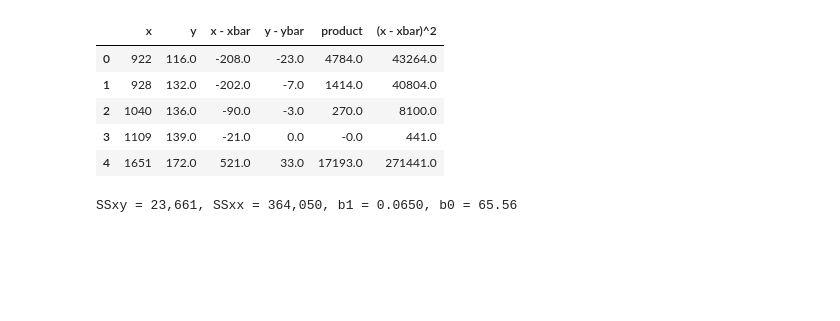
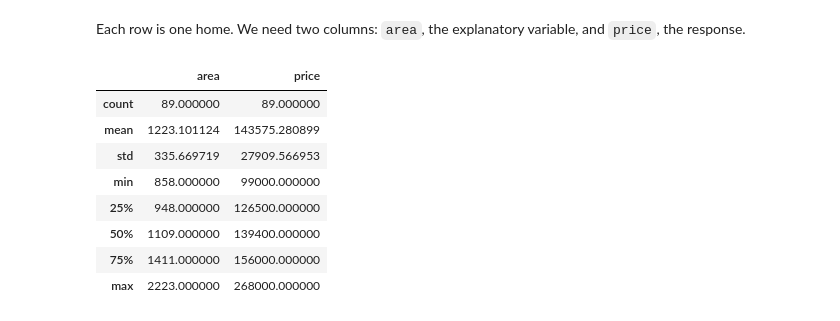
Before and after one commit to ust-buan-640/buan-640-notebooks, a Jupyter notebook: notebooks/m11-3-computing-the-line.ipynb, the cells around one changed output. Cells and saved outputs as stored; diff of their text form; code cells hidden in the pictures; blank space fills up the shorter version.

```diff
--- a/notebooks/m11-3-computing-the-line.ipynb
+++ b/notebooks/m11-3-computing-the-line.ipynb
@@ -101,22 +29,14 @@ With area in column A and price in column B (rows 2 to 6), each column is one fo
-# %%
-x, y = five["area"], five["price_k"]
-table = pd.DataFrame({"x": x, "y": y,
-                      "x - xbar": x - x.mean(), "y - ybar": y - y.mean()})
-table["product"] = table["x - xbar"] * table["y - ybar"]
-table["(x - xbar)^2"] = table["x - xbar"] ** 2
-table
-# %% [output]
-|  | x | y | x - xbar | y - ybar | product | (x - xbar)^2 |
-| 0 | 922 | 116.0 | -208.0 | -23.0 | 4784.0 | 43264.0 |
-| 1 | 928 | 132.0 | -202.0 | -7.0 | 1414.0 | 40804.0 |
-| 2 | 1040 | 136.0 | -90.0 | -3.0 | 270.0 | 8100.0 |
-| 3 | 1109 | 139.0 | -21.0 | 0.0 | -0.0 | 441.0 |
-| 4 | 1651 | 172.0 | 521.0 | 33.0 | 17193.0 | 271441.0 |
-# %%
-ss_xy = table["product"].sum()
-ss_xx = table["(x - xbar)^2"].sum()
-b1 = ss_xy / ss_xx
-b0 = y.mean() - b1 * x.mean()
-print(f"SSxy = {ss_xy:,.0f}, SSxx = {ss_xx:,.0f}, b1 = {b1:.4f}, b0 = {b0:.2f}")
-# %% [output]
-SSxy = 23,661, SSxx = 364,050, b1 = 0.0650, b0 = 65.56
+# %% [markdown]
+Each row is one home. We need two columns: `area`, the explanatory variable, and `price`, the response.
+# %%
+homes[["area", "price"]].describe()
+# %% [output]
+|  | area | price |
+| count | 89.000000 | 89.000000 |
+| mean | 1223.101124 | 143575.280899 |
+| std | 335.669719 | 27909.566953 |
+| min | 858.000000 | 99000.000000 |
+| 25% | 948.000000 | 126500.000000 |
+| 50% | 1109.000000 | 139400.000000 |
+| 75% | 1411.000000 | 156000.000000 |
+| max | 2223.000000 | 268000.000000 |
```
Also changed, not shown: parts of 25 cells of this notebook.
